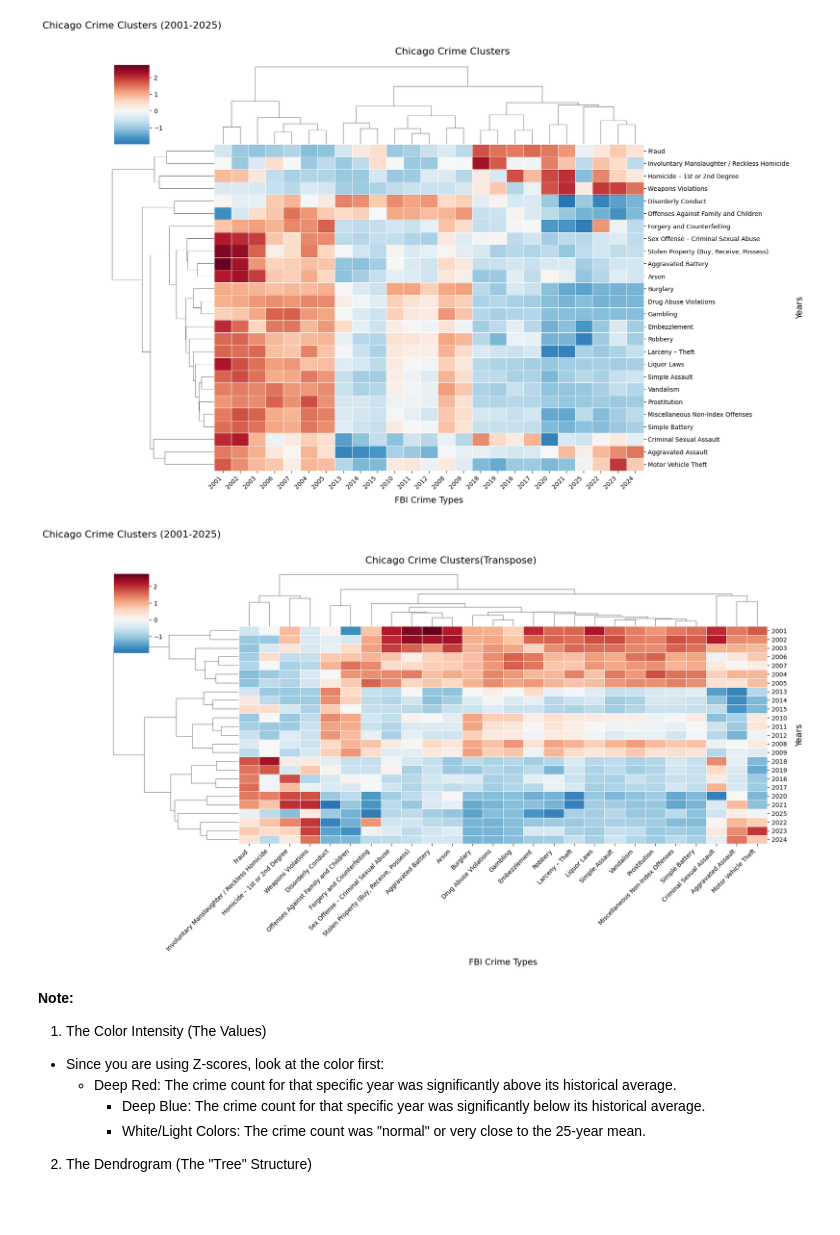
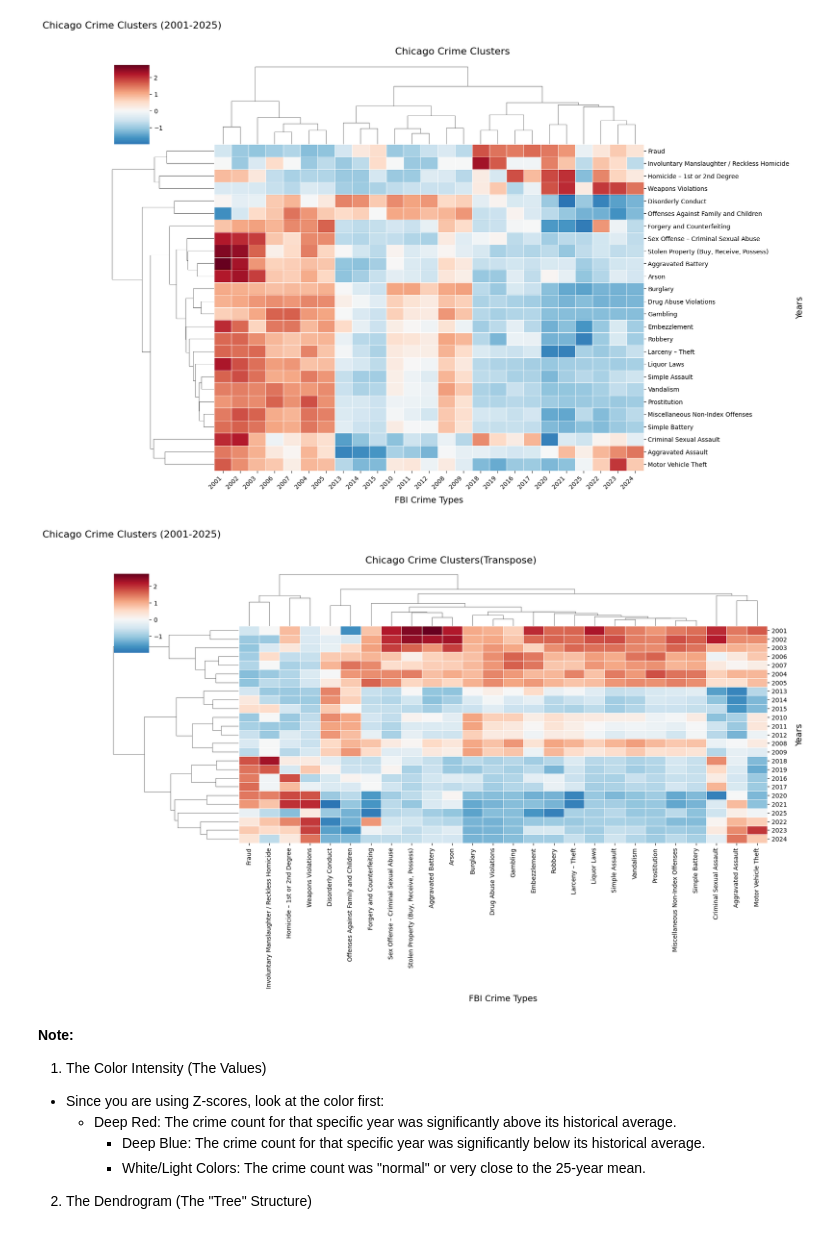
Before and after one commit to SirErikPak/ChicagoCrime, a Jupyter notebook: Notebook/ChicagoCrimeClusterAnalysis.ipynb, the cells around one changed output. Saved outputs shown, nothing was run; the diff lists cells and outputs as text; code cells hidden in the pictures; blank space fills up the shorter version.

```diff
--- a/Notebook/ChicagoCrimeDataAnalysis.ipynb
+++ b/Notebook/ChicagoCrimeClusterAnalysis.ipynb
@@ -169,28 +162,28 @@ plt.show()
 [figure]
 # %%
 # Create the rotated clustermap
-g = sns.clustermap(
+g_t = sns.clustermap(
     z_score.T,
     cmap="RdBu_r",
     center=0,
     figsize=(16, 10),
     linewidths=0.5,
     xticklabels=True,   # Ensure all crime names show up
     yticklabels=True    # Ensure all years show up
 )
 
 # Rotate X-axis labels for readability
 plt.setp(g.ax_heatmap.get_xticklabels(), rotation=45, ha='right')
 # Labels
 plt.title("Chicago Crime Clusters (2001-2025)", fontsize=16, pad=60)
 plt.suptitle("Chicago Crime Clusters(Transpose)", fontsize=16, y=1.02)
-g.ax_heatmap.set_xlabel('FBI Crime Types', fontsize=14, labelpad=10)
-g.ax_heatmap.set_ylabel('Years', fontsize=14, labelpad=14)
+g_t.ax_heatmap.set_xlabel('FBI Crime Types', fontsize=14, labelpad=10)
+g_t.ax_heatmap.set_ylabel('Years', fontsize=14, labelpad=14)
 # Save the figure with high resolution and tight cropping
 # plt.savefig("../Image/cluster_Heatmap_rotate_analysis.png", dpi=1200, bbox_inches='tight')
 plt.show()
 # %% [output]
-[figure, old version]
+[figure, new version]
 # %% [markdown]
 **Note:**
 1. The Color Intensity (The Values)
```
Also changed, not shown: parts of 30 cells of this notebook, 1 other file.
